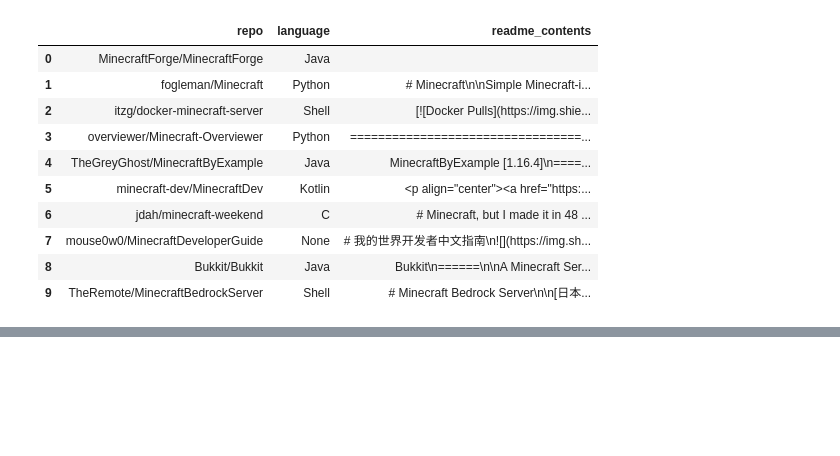
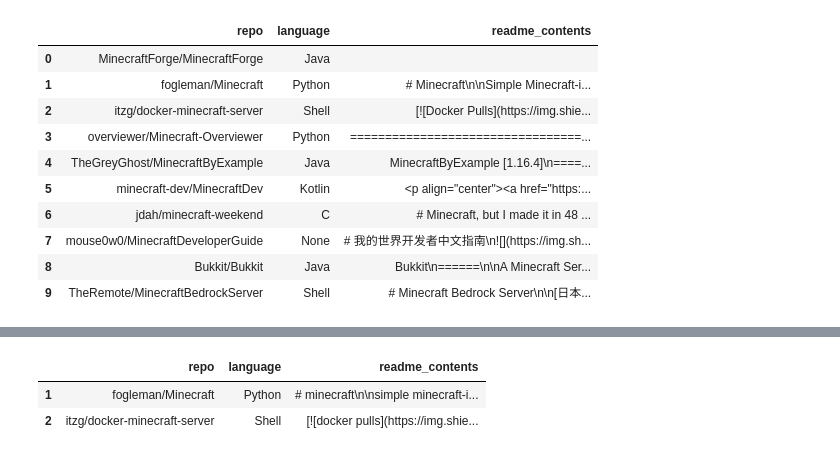
Before and after one commit to Doubtable-Steves-Linguistics/MinecraftNLP, a Jupyter notebook: cristina-project-notebook.ipynb, the cells around one changed output, grey strips where cells are left out. Drawn from its saved outputs; the diff is of its cells as text; code cells hidden in the pictures; blank space fills up the shorter version.

```diff
--- a/cristina-project-notebook.ipynb
+++ b/cristina-project-notebook.ipynb
@@ -432,0 +539,3 @@ FileNotFoundError: [Errno 2] No such file or directory: 'scraped_data.csv'
+# %%
+# Replace a whitespace sequence or empty with a NaN value and reassign this manipulation to df.
+df = df.replace(r'^\s*$', np.nan, regex=True)
@@ -432,0 +555,3 @@ FileNotFoundError: [Errno 2] No such file or directory: 'scraped_data.csv'
+# %%
+# Removes null values
+df = df.dropna()
@@ -432,0 +591,9 @@ FileNotFoundError: [Errno 2] No such file or directory: 'scraped_data.csv'
+# %%
+#Lowercase everything
+df['readme_contents'] = df['readme_contents'].str.lower()
+# %%
+df.head(2)
+# %% [output]
+|  | repo | language | readme_contents |
+| 1 | fogleman/Minecraft | Python | # minecraft\n\nsimple minecraft-i... |
+| 2 | itzg/docker-minecraft-server | Shell | [![docker pulls](https://img.shie... |
```
Also changed, not shown: parts of 21 cells of this notebook.
